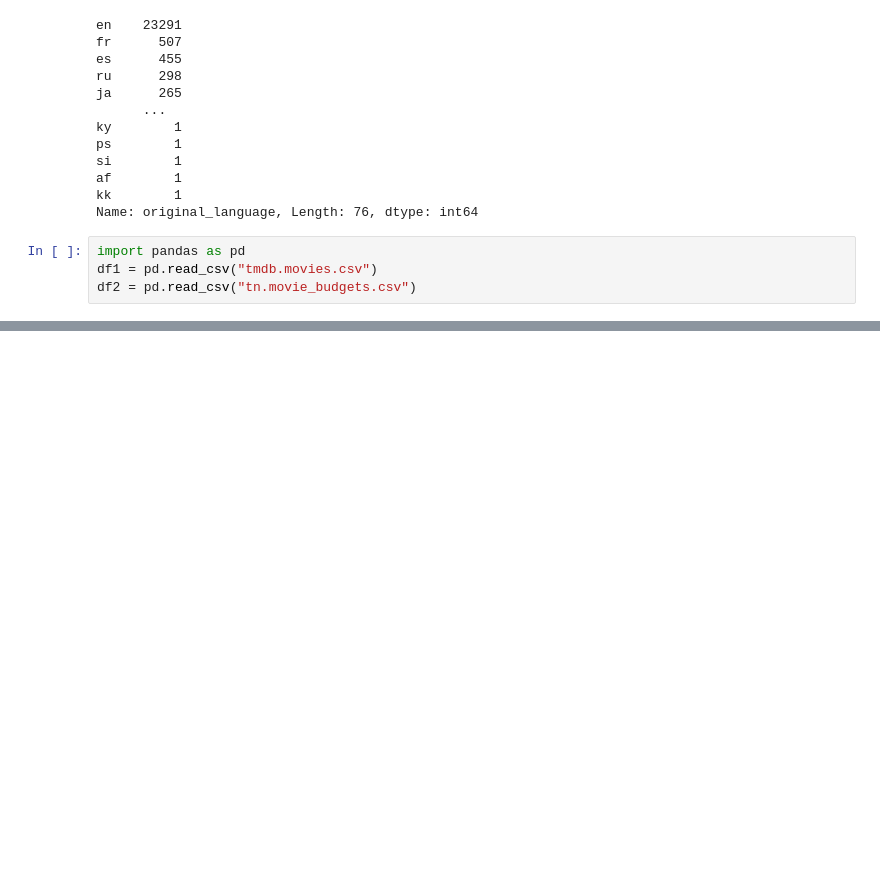
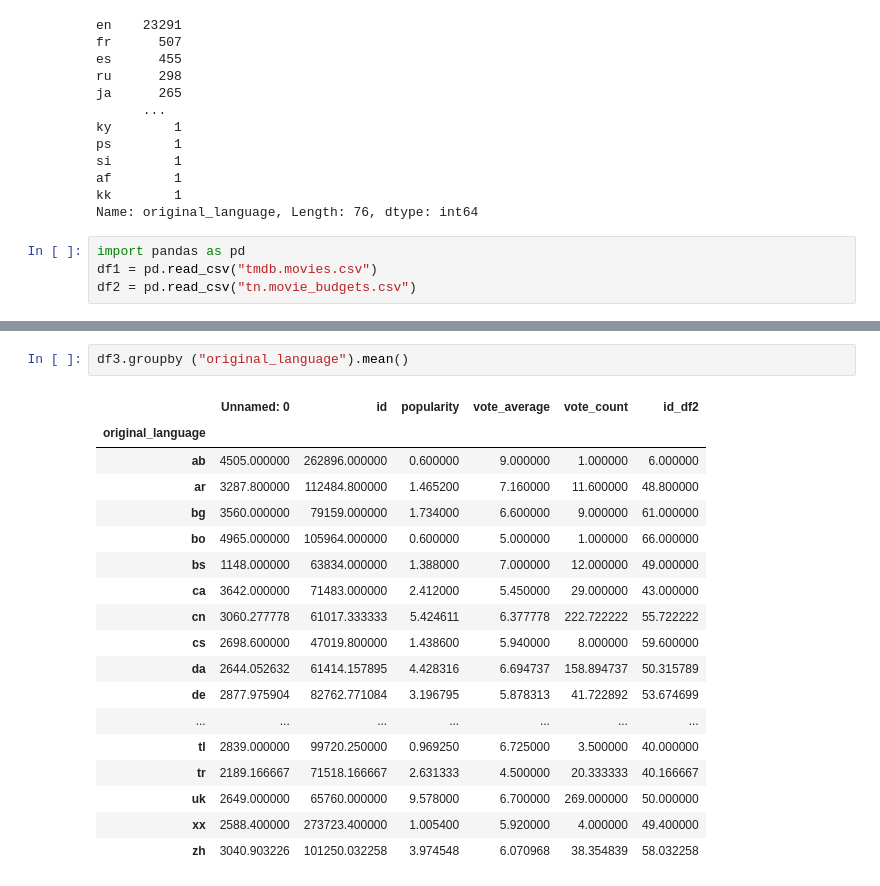
Before and after one commit to bkokin/semester_1_capstone, a Jupyter notebook: exploratory_work/Diana_explanatory.ipynb, the cells around one changed output, grey strips where cells are left out. Cells and saved outputs as stored; diff of their text form; blank space fills up the shorter version.

```diff
--- a/exploratory_work/Diana_explanatory.ipynb
+++ b/exploratory_work/Diana_explanatory.ipynb
@@ -149,0 +167,21 @@ NameError: name 'merged' is not defined
+# %%
+df3.groupby ("original_language").mean()
+# %% [output]
+|  | Unnamed: 0 | id | popularity | vote_average | vote_count | id_df2 |
+| original_language |  |  |  |  |  |  |
+| ab | 4505.000000 | 262896.000000 | 0.600000 | 9.000000 | 1.000000 | 6.000000 |
+| ar | 3287.800000 | 112484.800000 | 1.465200 | 7.160000 | 11.600000 | 48.800000 |
+| bg | 3560.000000 | 79159.000000 | 1.734000 | 6.600000 | 9.000000 | 61.000000 |
+| bo | 4965.000000 | 105964.000000 | 0.600000 | 5.000000 | 1.000000 | 66.000000 |
+| bs | 1148.000000 | 63834.000000 | 1.388000 | 7.000000 | 12.000000 | 49.000000 |
+| ca | 3642.000000 | 71483.000000 | 2.412000 | 5.450000 | 29.000000 | 43.000000 |
+| cn | 3060.277778 | 61017.333333 | 5.424611 | 6.377778 | 222.722222 | 55.722222 |
+| cs | 2698.600000 | 47019.800000 | 1.438600 | 5.940000 | 8.000000 | 59.600000 |
+| da | 2644.052632 | 61414.157895 | 4.428316 | 6.694737 | 158.894737 | 50.315789 |
+| de | 2877.975904 | 82762.771084 | 3.196795 | 5.878313 | 41.722892 | 53.674699 |
+| ... | ... | ... | ... | ... | ... | ... |
+| tl | 2839.000000 | 99720.250000 | 0.969250 | 6.725000 | 3.500000 | 40.000000 |
+| tr | 2189.166667 | 71518.166667 | 2.631333 | 4.500000 | 20.333333 | 40.166667 |
+| uk | 2649.000000 | 65760.000000 | 9.578000 | 6.700000 | 269.000000 | 50.000000 |
+| xx | 2588.400000 | 273723.400000 | 1.005400 | 5.920000 | 4.000000 | 49.400000 |
+| zh | 3040.903226 | 101250.032258 | 3.974548 | 6.070968 | 38.354839 | 58.032258 |
```
Also changed, not shown: parts of 18 cells of this notebook.
